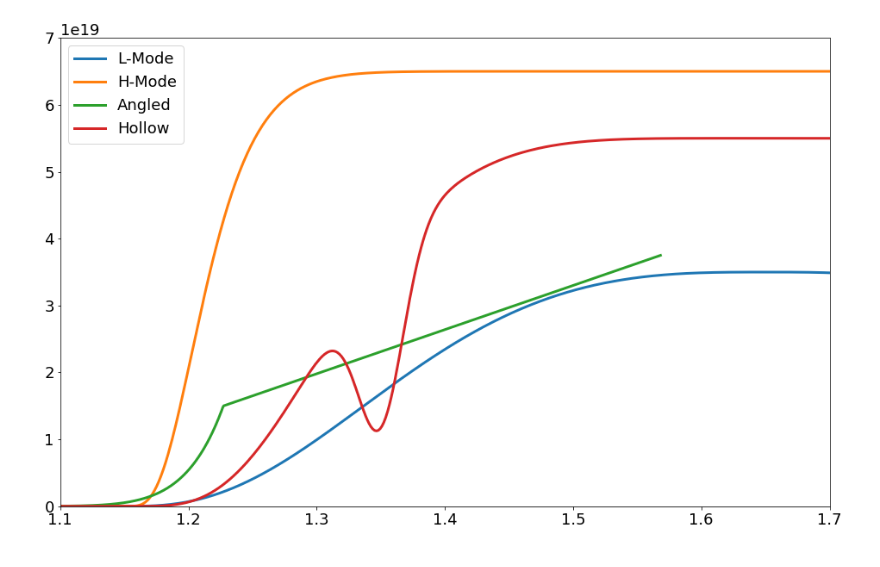
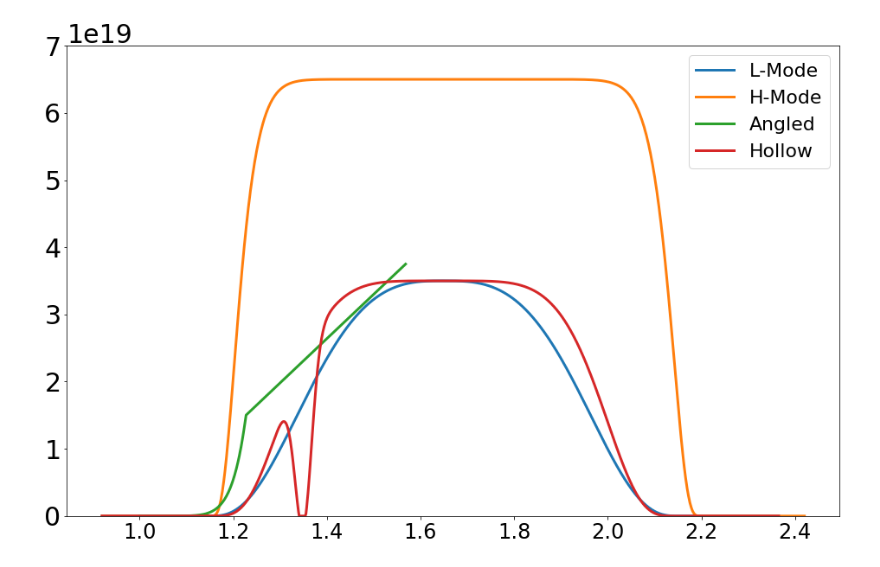
Before and after one commit to OpenReflectometry/scikit-reflectometry, a Jupyter notebook: notebooks/profile_examples.ipynb, the cells around one changed output. Saved outputs shown, nothing was run; the diff lists cells and outputs as text; code cells hidden in the pictures.

```diff
--- a/notebooks/profile_examples.ipynb
+++ b/notebooks/profile_examples.ipynb
@@ -41,37 +43,37 @@ dens_A = np.zeros_like(radius_A)
 
 poly_zone = (radius_A > 0) & (radius_A <= 1)
 dens_A[poly_zone] = np.power(radius_A[poly_zone], 8.) * 1.5e19
 
 linear_zone = radius_A > 1
 dens_A[linear_zone] = radius_A[linear_zone] * 1.5e19
 radius_A = radius_A/4.4 + 1
 
-# Hollow (non-Differiantiable)
+# Hollow
 
 def normal_pdf(x, x0=0, sigma=1, a=1):
     return a * np.exp(-np.power(x-x0, 2.) / np.power(sigma, 2.))
 
-radius_D, dens_D = density_profile(dens_central=5.5e19, m=5, n=5, n_points=1000)
+radius_D, dens_D = density_profile(dens_central=3.5e19, m=5, n=5, n_points=1000)
 dens_D -= normal_pdf(radius_D, 1.35, 0.025, 2.5e19)
 dens_D[dens_D < 0] = 0
 
 # All profiles
 
 plt.figure(figsize=(16, 10))
 
 plt.plot(radius_L, dens_L, lw=3, label='L-Mode')
 plt.plot(radius_H, dens_H, lw=3, label='H-Mode')
 plt.plot(radius_A, dens_A, lw=3, label='Angled')
 plt.plot(radius_D, dens_D, lw=3, label='Hollow')
 
-plt.xlim(1.1, 1.7)
+#plt.xlim(1.1, 1.7)
 plt.ylim(0, 7e19)
 
 plt.legend()
 
 plt.show()
 # %% [output]
-[figure, old version]
+[figure, new version]
 # %%
 ### Calcs ###
 
```
Also changed, not shown: parts of 6 cells of this notebook, 5 other files.
